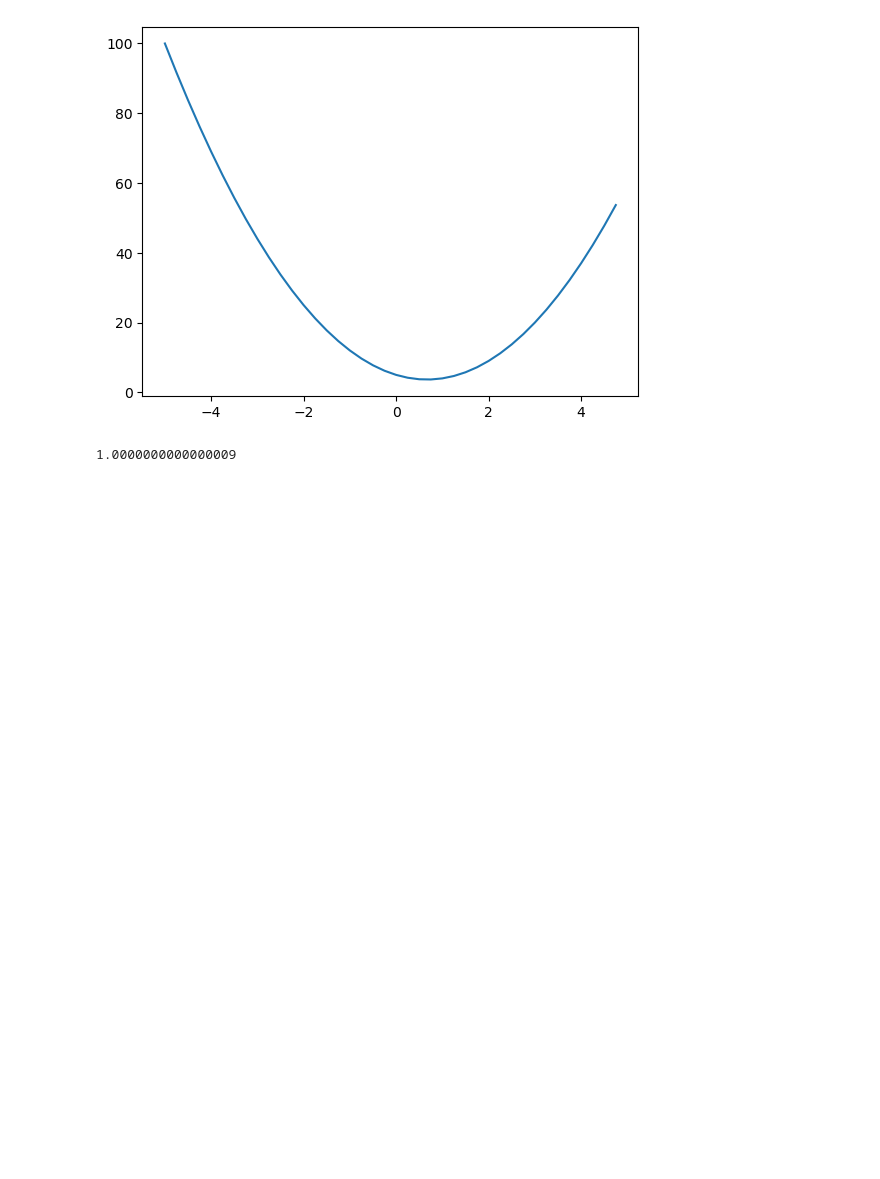
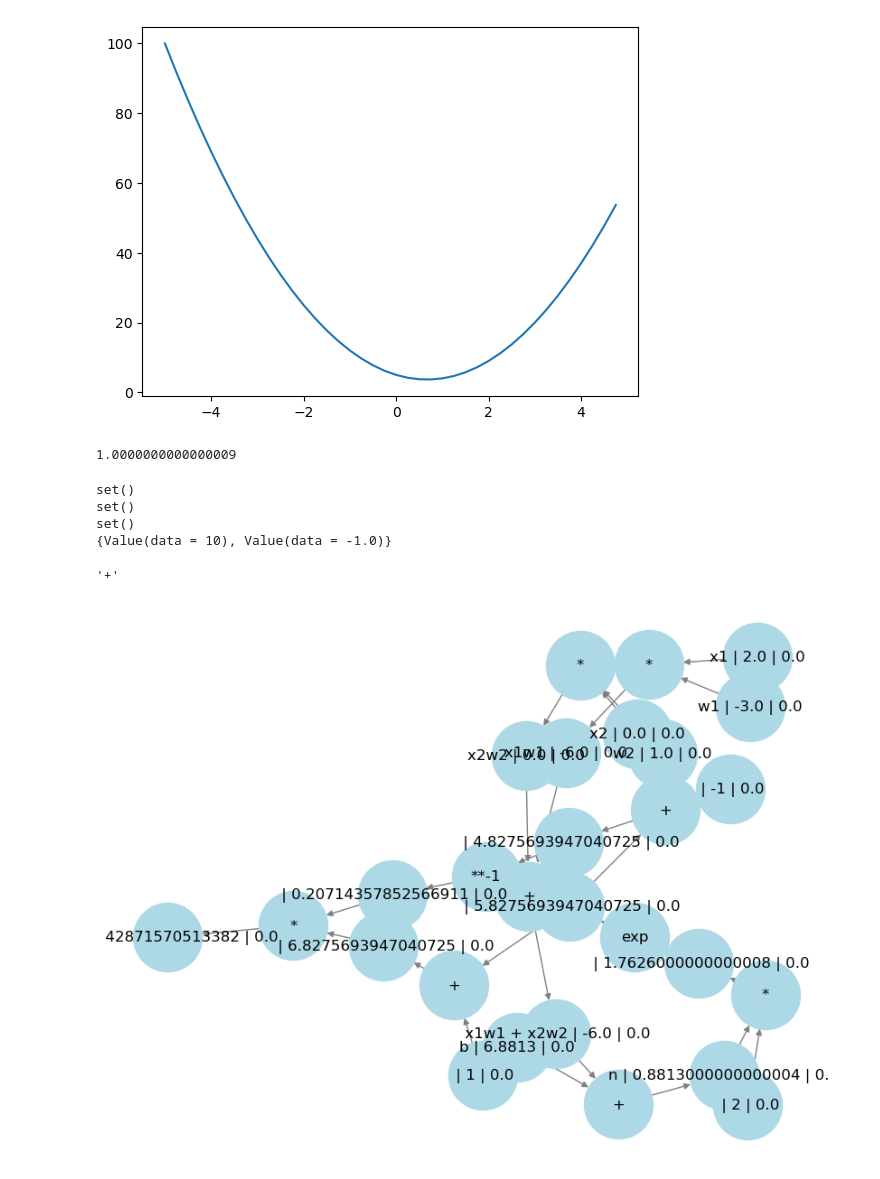
Before and after one commit to Manodeepray/neural_networks_repo, a Jupyter notebook: vanilla/micrograd_from_scratch.ipynb, the cells around one changed output. Cells and saved outputs as stored; diff of their text form; code cells hidden in the pictures; blank space fills up the shorter version.

```diff
--- a/vanilla/micrograd_from_scratch.ipynb
+++ b/vanilla/micrograd_from_scratch.ipynb
@@ -34,5 +36,24 @@ print(f)
 # %% [output]
 1.0000000000000009
-# %%
-class Value:
-    def __init__(self,)
+# %%
+
+a = Value(2 , label = 'a')
+b = Value(-3.0,label = 'b')
+c = Value(10  , label = 'c')
+e = a+b ; e.label = 'e'
+d = e +c ; d.label = 'd'
+f = Value(-2 , label = 'f')
+
+l = d*f;l.label = 'l'
+# %%
+print(a._prev)
+print(b._prev)
+print(c._prev)
+print(d._prev)
+d._op
+# %% [output]
+set()
+set()
+set()
+{Value(data = 10), Value(data = -1.0)}
+'+'
@@ -38,0 +216,25 @@ class Value:
+# %%
+x1 = Value(2.0 , label = 'x1')
+x2 = Value(0.0 , label = 'x2')
+
+w1 = Value(-3.0 , label = 'w1')
+w2 = Value(1.0 , label = 'w2')
+
+b = Value(6.8813 , label = 'b')
+
+x1w1 = x1*w1 ; x1w1.label = 'x1w1'
+x2w2 = x2*w2 ; x2w2.label = 'x2w2'
+
+x1w1x2w2 = x1w1 + x2w2 ; x1w1x2w2.label = ' x1w1 + x2w2'
+
+n = x1w1x2w2 + b ; n.label = 'n'
+
+# o = n.tanh();o.label = 'o'
+
+e = (2*n).exp()
+
+o = (e + 1) / (e - 1)
+# %%
+draw_graph(o)
+# %% [output]
+[figure, added]
```
Also changed, not shown: parts of 7 cells of this notebook, 11 other files.
